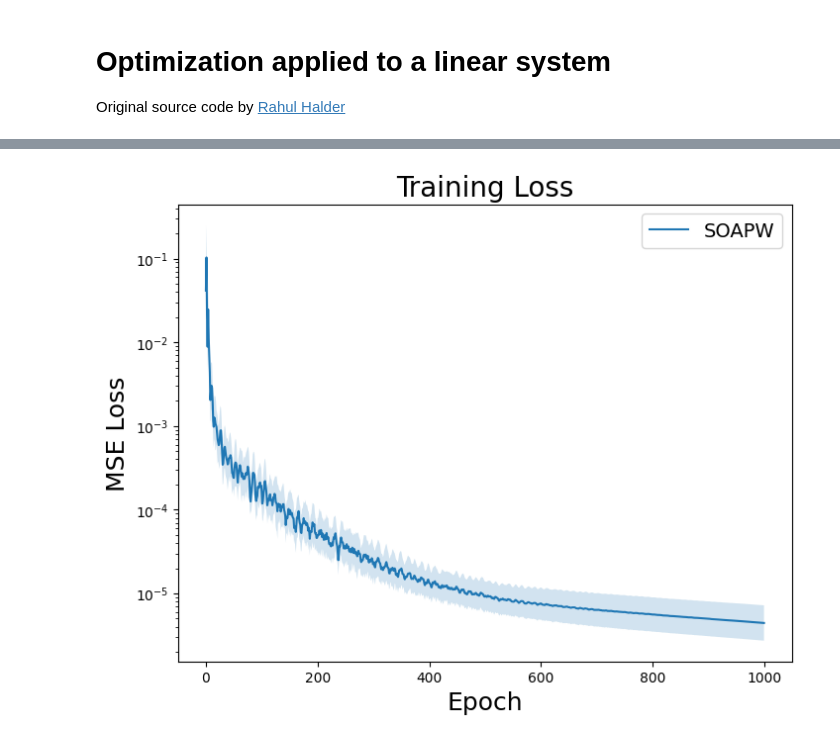
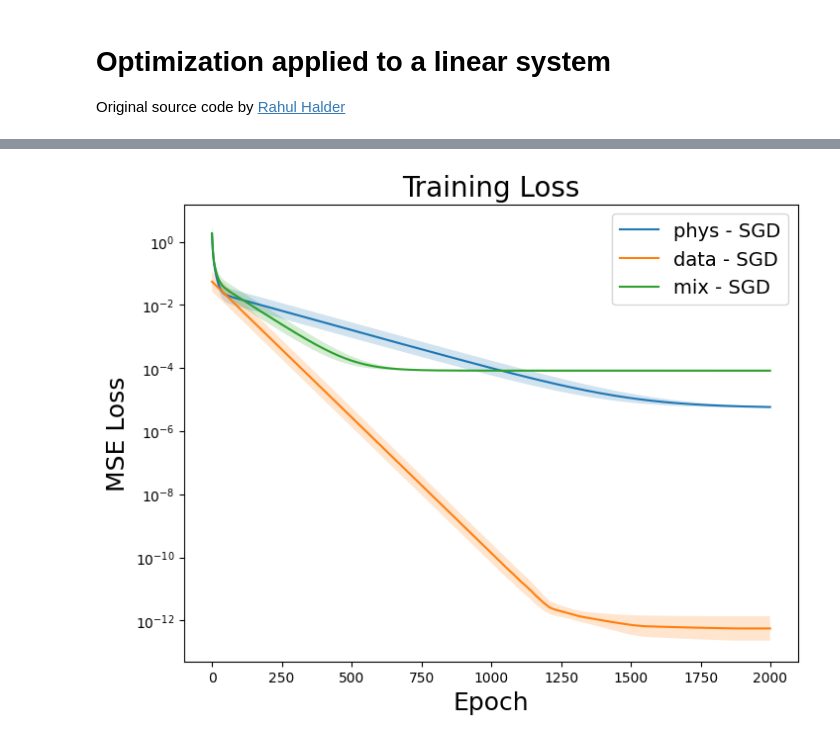
Before and after one commit to npicchiarelli/p01_optimization, a Jupyter notebook: 02_linear_system/optimizer_experiments_analysis.ipynb, the cells around one changed output, grey strips where cells are left out. Saved outputs shown, nothing was run; the diff lists cells and outputs as text; code cells hidden in the pictures.

```diff
--- a/02_linear_system/optimizer_experiments_analysis.ipynb
+++ b/02_linear_system/optimizer_experiments_analysis.ipynb
@@ -27,3 +37,7 @@ class LinearNN(nn.Module):
 # %%
-with open("outputs/opt_state/optimizer_results_scaledphys_weight_decay.pkl", "rb") as f:
-    results = pkl.load(f)
+with open("outputs/opt_state/optimizer_results_linearmodel_purephys.pkl", "rb") as f:
+    results_phys = pkl.load(f)
+with open("outputs/opt_state/optimizer_results_linearmodel_puredata.pkl", "rb") as f:
+    results_data = pkl.load(f)
+with open("outputs/opt_state/optimizer_results_linearmodel_mix.pkl", "rb") as f:
+    results_mix = pkl.load(f)
@@ -53,20 +61,22 @@ ax.legend(fontsize=14)
 # %%
 fig, ax = plt.subplots(1, 1, figsize=(8, 6))
-for i, opt_name in enumerate(results):
-    loss_avg = np.mean(results[opt_name]["loss_histories"], axis = 1)
-    loss_std = np.std(results[opt_name]["loss_histories"], axis = 1)
-    lower = loss_avg / (1 + loss_std / loss_avg)
-    upper = loss_avg * (1 + loss_std / loss_avg)
-    ax.plot(loss_avg, label=opt_name)
-    ax.fill_between(range(len(loss_avg)),
-                    lower,
-                    upper, alpha=0.2)
+name = ["phys", "data", "mix"]
+for i, results in enumerate([results_phys, results_data, results_mix]):
+    for j, opt_name in enumerate(results):
+        loss_avg = np.mean(results[opt_name]["loss_histories"], axis = 1)
+        loss_std = np.std(results[opt_name]["loss_histories"], axis = 1)
+        lower = loss_avg / (1 + loss_std / loss_avg)
+        upper = loss_avg * (1 + loss_std / loss_avg)
+        ax.plot(loss_avg, label=f"{name[i]} - {opt_name}")
+        ax.fill_between(range(len(loss_avg)),
+                        lower,
+                        upper, alpha=0.2)
 ax.set_title("Training Loss", fontsize=20)
 ax.set_yscale("log")
 ax.set_xlabel("Epoch", fontsize=18)
 ax.set_ylabel("MSE Loss", fontsize=18)
 ax.legend(fontsize=14)
 
 plt.savefig("./outputs/plots/soapw_scaledphys.png")
 # %% [output]
-[figure, old version]
+[figure, new version]
```
Also changed, not shown: parts of 4 cells of this notebook, 1 other file.
